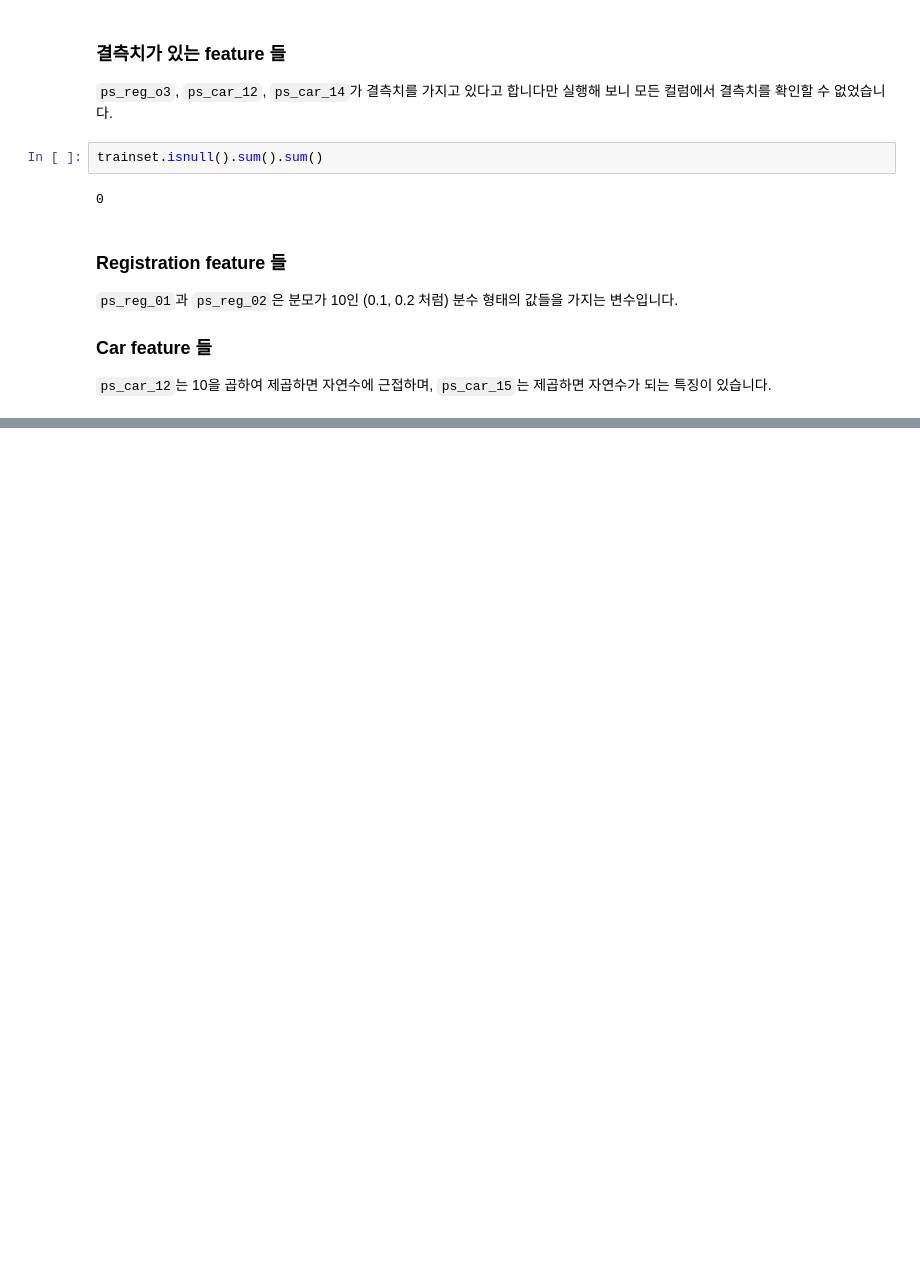
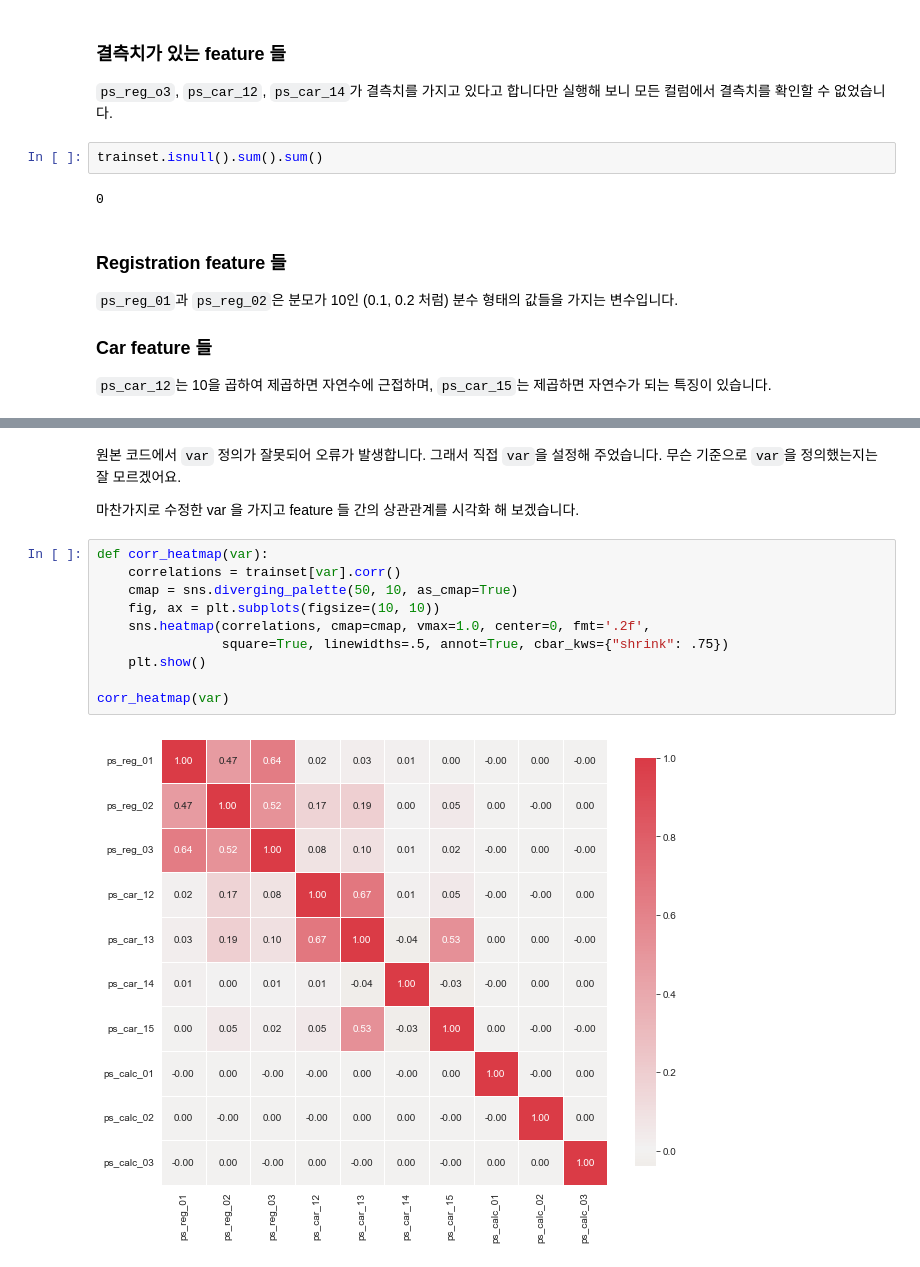
Before and after one commit to Deep-dive-into-Kaggle-and-ML/Kaggle, a Jupyter notebook: week01/Eunhee/Exploratory-analysis.ipynb, the cells around one changed output, grey strips where cells are left out. Drawn from its saved outputs; the diff is of its cells as text; blank space fills up the shorter version.

```diff
--- a/week01/Eunhee/Exploratory-analysis.ipynb
+++ b/week01/Eunhee/Exploratory-analysis.ipynb
@@ -287,0 +317,16 @@ plt.show()
+# %% [markdown]
+원본 코드에서 `var` 정의가 잘못되어 오류가 발생합니다. 그래서 직접 `var`을 설정해 주었습니다. 무슨 기준으로 `var`을 정의했는지는 잘 모르겠어요.
+
+마찬가지로 수정한 var 을 가지고 feature 들 간의 상관관계를 시각화 해 보겠습니다.
+# %%
+def corr_heatmap(var):
+    correlations = trainset[var].corr()
+    cmap = sns.diverging_palette(50, 10, as_cmap=True)
+    fig, ax = plt.subplots(figsize=(10, 10))
+    sns.heatmap(correlations, cmap=cmap, vmax=1.0, center=0, fmt='.2f',
+                square=True, linewidths=.5, annot=True, cbar_kws={"shrink": .75})
+    plt.show()
+
+corr_heatmap(var)
+# %% [output]
+[figure, added]
```
Also changed, not shown: parts of 14 cells of this notebook.
